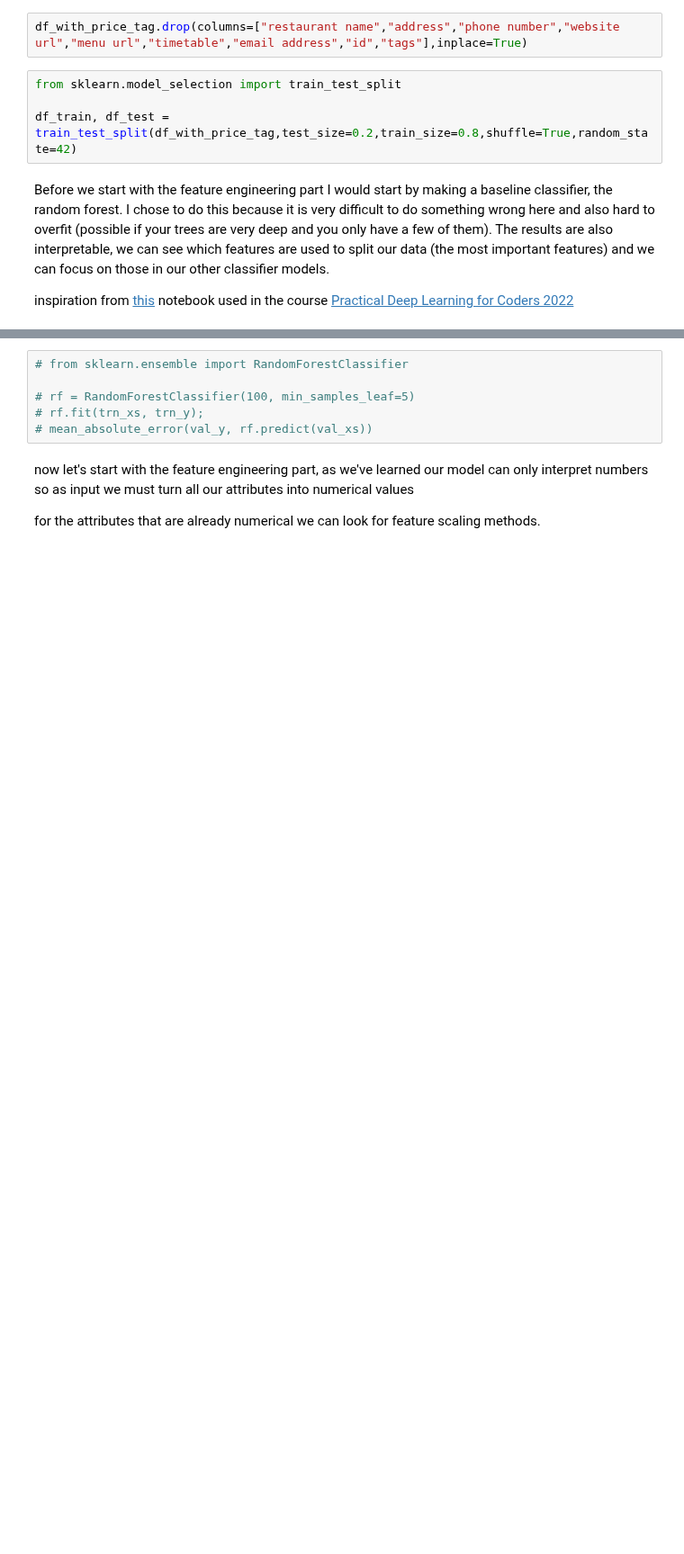
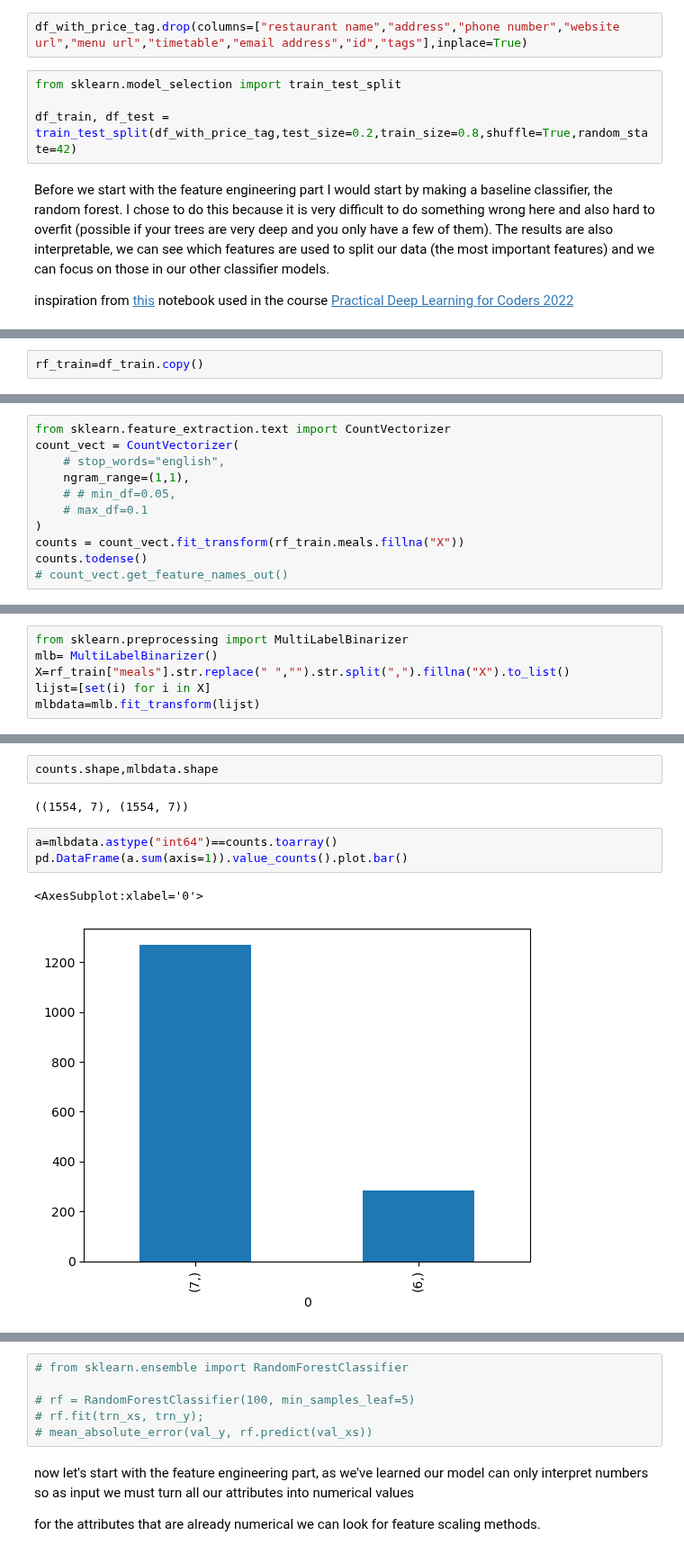
Before and after one commit to hikmatelhaj/machine-learning-project, a Jupyter notebook: sprint2raman2.ipynb, the cells around one changed output, grey strips where cells are left out. Shown at 90% size. Saved outputs shown, nothing was run; the diff lists cells and outputs as text; blank space fills up the shorter version.

```diff
--- a/sprint2raman2.ipynb
+++ b/sprint2raman2.ipynb
@@ -71,0 +84,2 @@ inspiration from [this](https://www.kaggle.com/code/jhoward/how-random-forests-r
+# %%
+rf_train=df_train.copy()
@@ -71,0 +91,11 @@ inspiration from [this](https://www.kaggle.com/code/jhoward/how-random-forests-r
+# %%
+from sklearn.feature_extraction.text import CountVectorizer
+count_vect = CountVectorizer(
+    # stop_words="english",
+    ngram_range=(1,1),
+    # # min_df=0.05,
+    # max_df=0.1
+)
+counts = count_vect.fit_transform(rf_train.meals.fillna("X"))
+counts.todense()
+# count_vect.get_feature_names_out()
@@ -71,0 +110,6 @@ inspiration from [this](https://www.kaggle.com/code/jhoward/how-random-forests-r
+# %%
+from sklearn.preprocessing import MultiLabelBinarizer
+mlb= MultiLabelBinarizer()
+X=rf_train["meals"].str.replace(" ","").str.split(",").fillna("X").to_list()
+lijst=[set(i) for i in X]
+mlbdata=mlb.fit_transform(lijst)
@@ -71,0 +136,10 @@ inspiration from [this](https://www.kaggle.com/code/jhoward/how-random-forests-r
+# %%
+counts.shape,mlbdata.shape
+# %% [output]
+((1554, 7), (1554, 7))
+# %%
+a=mlbdata.astype("int64")==counts.toarray()
+pd.DataFrame(a.sum(axis=1)).value_counts().plot.bar()
+# %% [output]
+<AxesSubplot:xlabel='0'>
+[figure, added]
```
Also changed, not shown: parts of 53 cells of this notebook, 4 other files.
